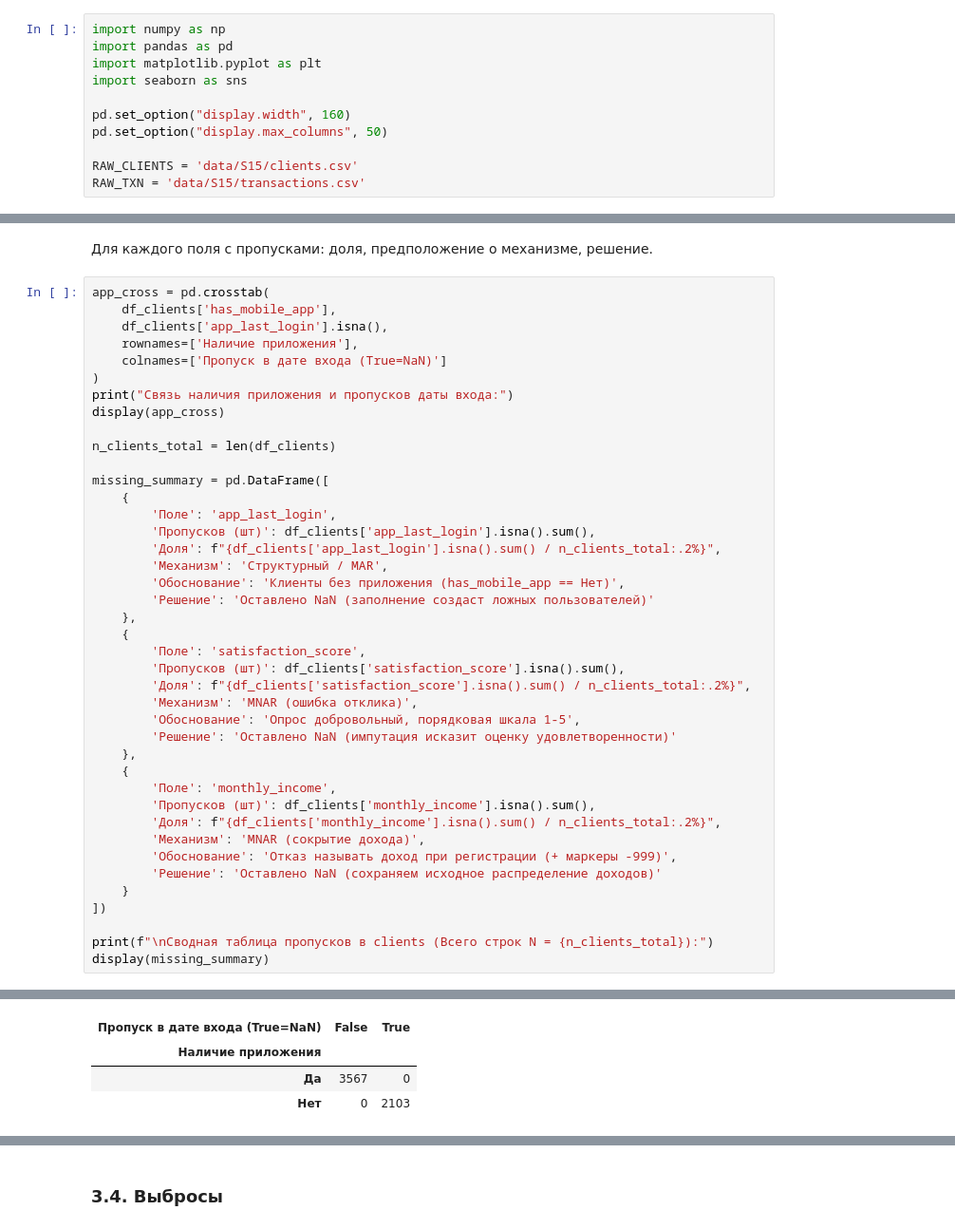
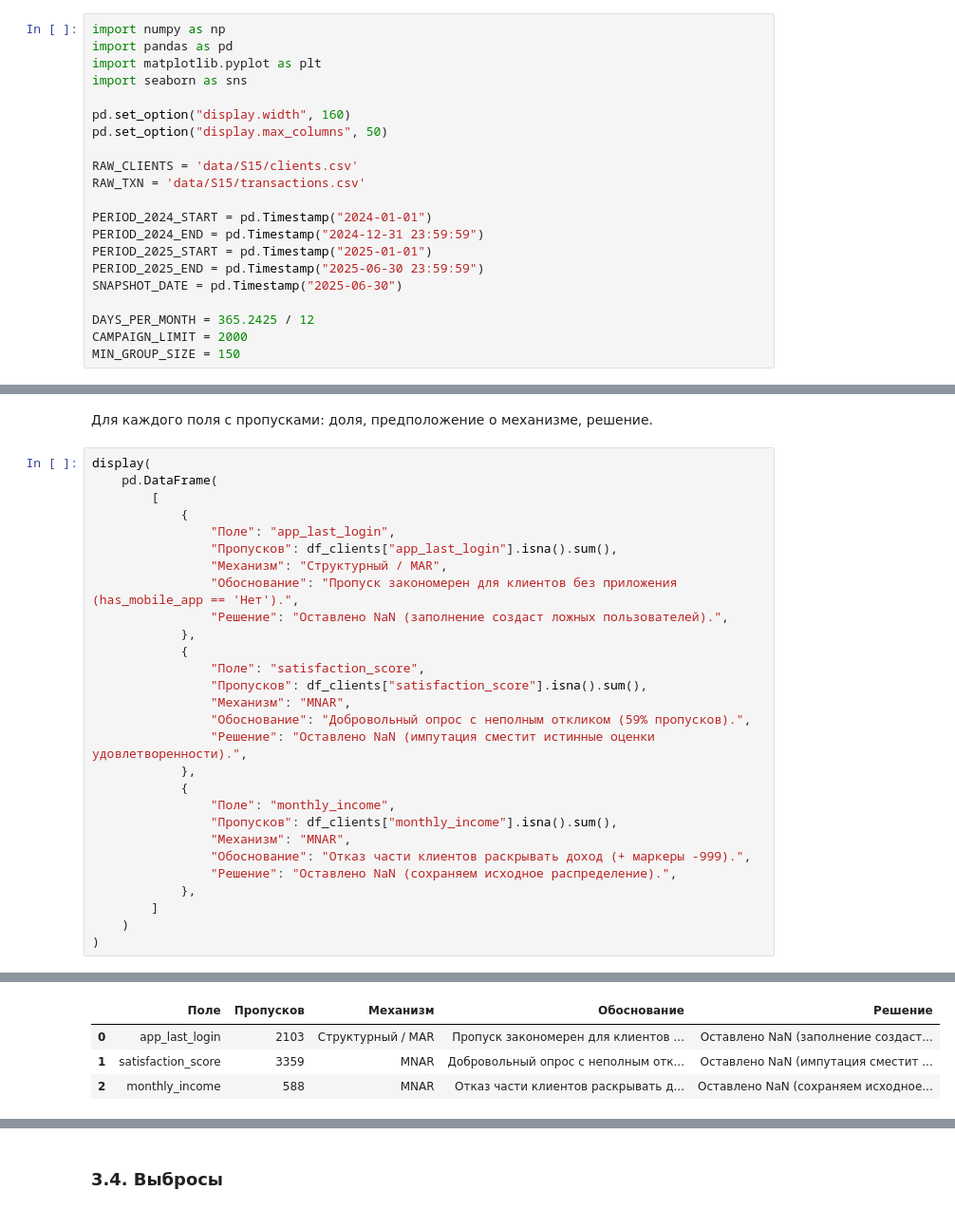
Before and after one commit to KQnok/Kuralionak_Karyna_Lab1, a Jupyter notebook: 01_analysis.ipynb, the cells around one changed output, grey strips where cells are left out. Shown at 95% size. Drawn from its saved outputs; the diff is of its cells as text.

```diff
--- a/01_analysis.ipynb
+++ b/01_analysis.ipynb
@@ -24,6 +24,16 @@ pd.set_option("display.max_columns", 50)
 
 RAW_CLIENTS = 'data/S15/clients.csv'
 RAW_TXN = 'data/S15/transactions.csv'
+
+PERIOD_2024_START = pd.Timestamp("2024-01-01")
+PERIOD_2024_END = pd.Timestamp("2024-12-31 23:59:59")
+PERIOD_2025_START = pd.Timestamp("2025-01-01")
+PERIOD_2025_END = pd.Timestamp("2025-06-30 23:59:59")
+SNAPSHOT_DATE = pd.Timestamp("2025-06-30")
+
+DAYS_PER_MONTH = 365.2425 / 12
+CAMPAIGN_LIMIT = 2000
+MIN_GROUP_SIZE = 150
 # %% [markdown]
 ## 1. Загрузка сырых данных
 
@@ -503,44 +539,31 @@ print(sorted(df_transactions['category'].dropna().unique()))
 # %% [markdown]
 Для каждого поля с пропусками: доля, предположение о механизме, решение.
 # %%
-app_cross = pd.crosstab(
-    df_clients['has_mobile_app'],
-    df_clients['app_last_login'].isna(),
-    rownames=['Наличие приложения'],
-    colnames=['Пропуск в дате входа (True=NaN)']
+display(
+    pd.DataFrame(
+        [
+            {
+                "Поле": "app_last_login",
+                "Пропусков": df_clients["app_last_login"].isna().sum(),
+                "Механизм": "Структурный / MAR",
+                "Обоснование": "Пропуск закономерен для клиентов без приложения (has_mobile_app == 'Нет').",
+                "Решение": "Оставлено NaN (заполнение создаст ложных пользователей).",
+            },
+            {
+                "Поле": "satisfaction_score",
+                "Пропусков": df_clients["satisfaction_score"].isna().sum(),
+                "Механизм": "MNAR",
+                "Обоснование": "Добровольный опрос с неполным откликом (59% пропусков).",
+                "Решение": "Оставлено NaN (импутация сместит истинные оценки удовлетворенности).",
+            },
+            {
+                "Поле": "monthly_income",
+                "Пропусков": df_clients["monthly_income"].isna().sum(),
+                "Механизм": "MNAR",
+                "Обоснование": "Отказ части клиентов раскрывать доход (+ маркеры -999).",
+                "Решение": "Оставлено NaN (сохраняем исходное распределение).",
+            },
+        ]
+    )
 )
-print("Связь наличия приложения и пропусков даты входа:")
-display(app_cross)
-
-n_clients_total = len(df_clients)
-
-missing_summary = pd.DataFrame([
-    {
-        'Поле': 'app_last_login',
-        'Пропусков (шт)': df_clients['app_last_login'].isna().sum(),
-        'Доля': f"{df_clients['app_last_login'].isna().sum() / n_clients_total:.2%}",
-        'Механизм': 'Структурный / MAR',
-        'Обоснование': 'Клиенты без приложения (has_mobile_app == Нет)',
-        'Решение': 'Оставлено NaN (заполнение создаст ложных пользователей)'
-    },
-    {
-        'Поле': 'satisfaction_score',
-        'Пропусков (шт)': df_clients['satisfaction_score'].isna().sum(),
-        'Доля': f"{df_clients['satisfaction_score'].isna().sum() / n_clients_total:.2%}",
-        'Механизм': 'MNAR (ошибка отклика)',
-        'Обоснование': 'Опрос добровольный, порядковая шкала 1-5',
-        'Решение': 'Оставлено NaN (импутация исказит оценку удовлетворенности)'
-    },
-    {
-        'Поле': 'monthly_income',
-        'Пропусков (шт)': df_clients['monthly_income'].isna().sum(),
-        'Доля': f"{df_clients['monthly_income'].isna().sum() / n_clients_total:.2%}",
-        'Механизм': 'MNAR (сокрытие дохода)',
-        'Обоснование': 'Отказ называть доход при регистрации (+ маркеры -999)',
-        'Решение': 'Оставлено NaN (сохраняем исходное распределение доходов)'
-    }
-])
-
-print(f"\nСводная таблица пропусков в clients (Всего строк N = {n_clients_total}):")
-display(missing_summary)
 # %% [output]
@@ -548,4 +570,4 @@ display(missing_summary)
-| Пропуск в дате входа (True=NaN) | False | True |
-| Наличие приложения |  |  |
-| Да | 3567 | 0 |
-| Нет | 0 | 2103 |
+|  | Поле | Пропусков | Механизм | Обоснование | Решение |
+| 0 | app_last_login | 2103 | Структурный / MAR | Пропуск закономерен для клиентов ... | Оставлено NaN (заполнение создаст... |
+| 1 | satisfaction_score | 3359 | MNAR | Добровольный опрос с неполным отк... | Оставлено NaN (импутация сместит ... |
+| 2 | monthly_income | 588 | MNAR | Отказ части клиентов раскрывать д... | Оставлено NaN (сохраняем исходное... |
```
Also changed, not shown: parts of 21 cells of this notebook, 4 other files.
